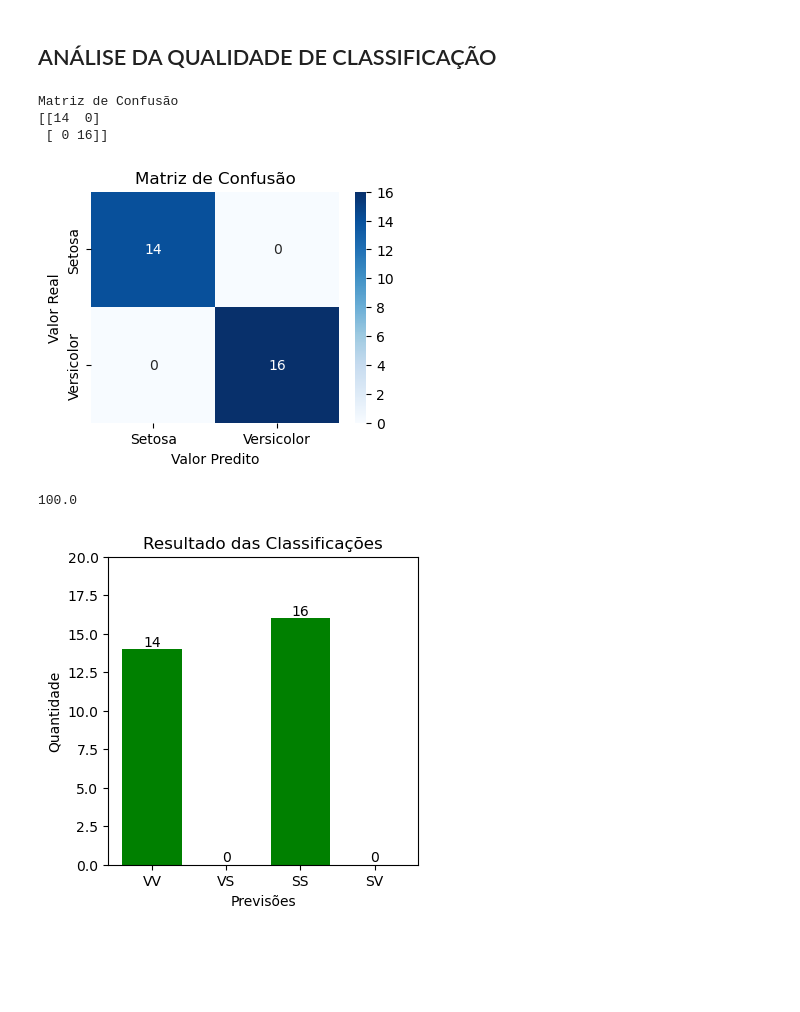
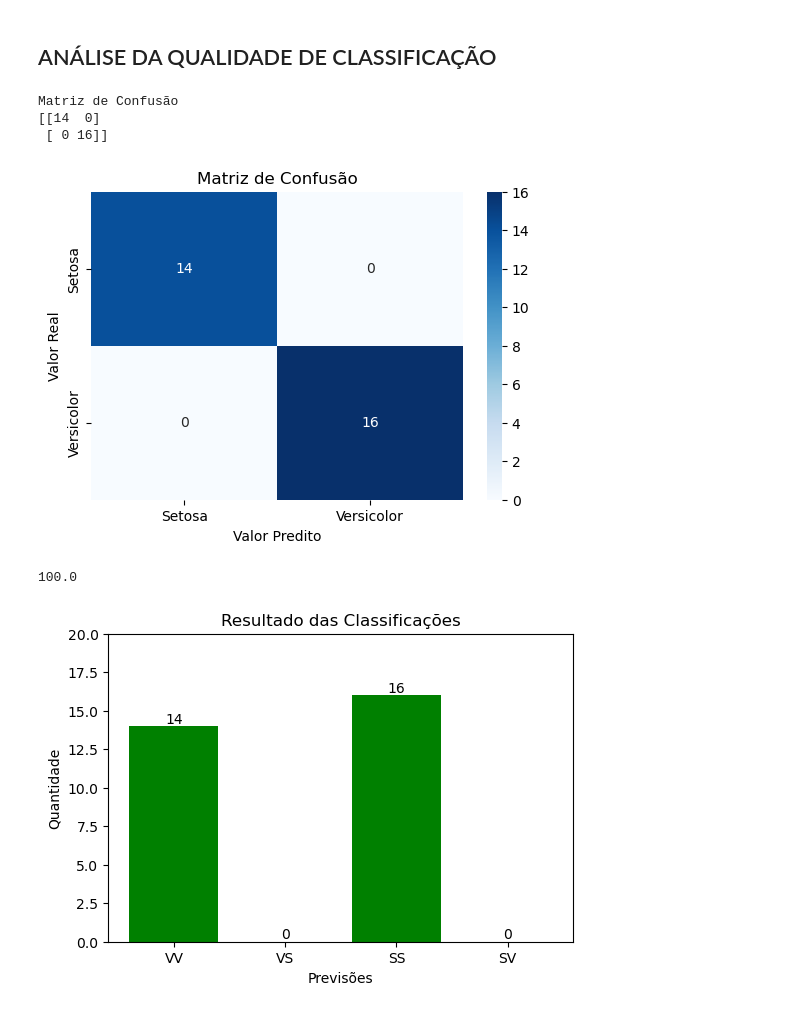
Before and after one commit to Lur4n/RNA, a Jupyter notebook: perceptron.ipynb, the cells around one changed output. Drawn from its saved outputs; the diff is of its cells as text; code cells hidden in the pictures; blank space fills up the shorter version.

```diff
--- a/perceptron.ipynb
+++ b/perceptron.ipynb
@@ -231,27 +229,27 @@ print(yhat)
 # %%
 #converter -1 em 0 para melhor visualizar a matriz de confusão
 yhat_display = np.where(yhat == -1, 0, yhat)
 y_display = np.where(y == -1, 0, yhat)
 
 #gera a matriz de confusão
 cm = confusion_matrix(y_display, yhat_display)
 print("Matriz de Confusão")
 print(cm)
 
 #plotar matriz de confusão crocante
-plt.figure(figsize=(4, 3))
+plt.figure(figsize=(6, 4))
 sns.heatmap(cm, annot=True, fmt='d', cmap='Blues',
             xticklabels=['Setosa', 'Versicolor'],
             yticklabels=['Setosa', 'Versicolor'])
 plt.title('Matriz de Confusão')
 plt.xlabel('Valor Predito')
 plt.ylabel('Valor Real')
 plt.show()
 # %% [output]
 Matriz de Confusão
 [[14  0]
  [ 0 16]]
-[figure, old version]
+[figure, new version]
 # %%
 #calculo acuracia
 
@@ -265,7 +263,7 @@ if cm.shape == (2, 2):
    labels = ['VV', 'VS', 'SS', 'SV']
    colors = ['green', 'red', 'green', 'red']
 
-   plt.figure(figsize=(4, 4))
+   plt.figure(figsize=(6, 4))
    plt.bar(labels, resultado, color=colors)
    plt.xlabel('Previsões')
    plt.ylabel('Quantidade')
@@ -275,7 +273,7 @@ if cm.shape == (2, 2):
       plt.text(i, v + 0.2, str(v), ha='center')
    plt.show()
 # %% [output]
-[figure, old version]
+[figure, new version]
 # %%
 #criar grafico 3d interativo
 colors = ['red' if y == -1 else 'blue' for y in yhat]
```
Also changed, not shown: parts of 4 cells of this notebook, 2 other files.
